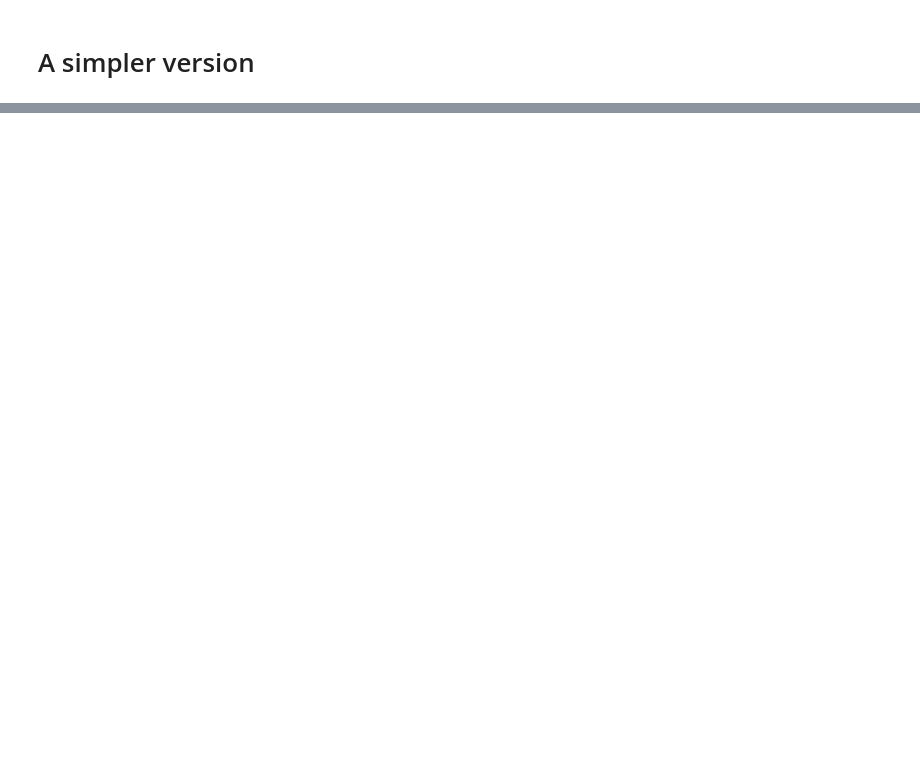
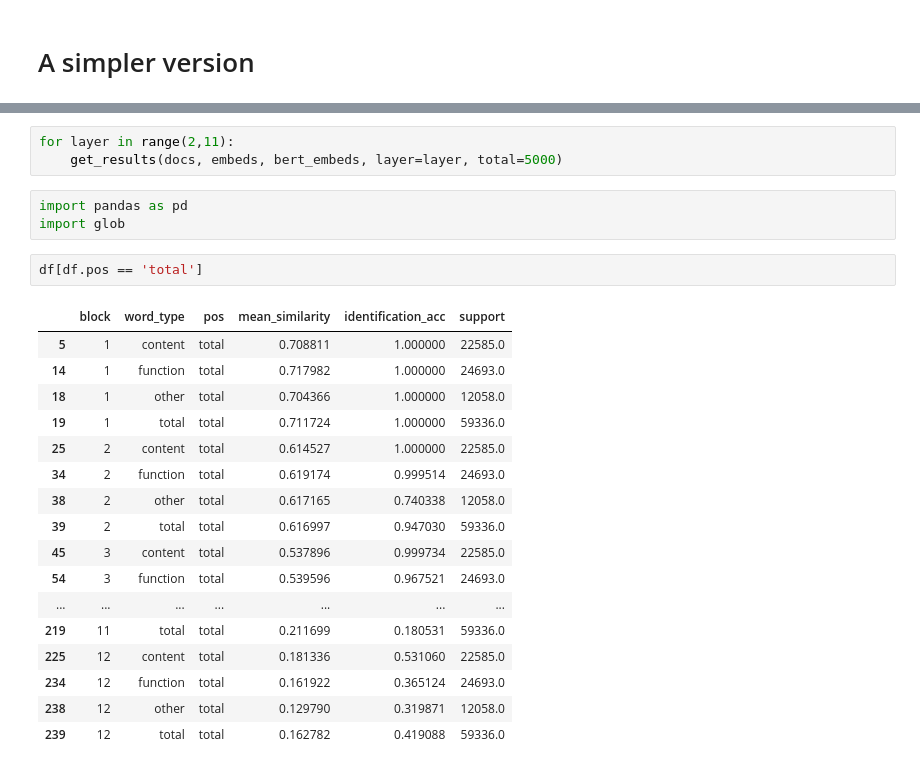
Before and after one commit to langdonholmes/transformer-chunking, a Jupyter notebook: src/pilot_experiment.ipynb, the cells around one changed output, grey strips where cells are left out. Saved outputs shown, nothing was run; the diff lists cells and outputs as text; blank space fills up the shorter version.

Commit message:
add results

```diff
--- a/src/pilot_experiment.ipynb
+++ b/src/pilot_experiment.ipynb
@@ -71,0 +116,26 @@ fig.show()
+# %%
+for layer in range(2,11):
+    get_results(docs, embeds, bert_embeds, layer=layer, total=5000)
+# %%
+import pandas as pd
+import glob
+# %%
+df[df.pos == 'total']
+# %% [output]
+|  | block | word_type | pos | mean_similarity | identification_acc | support |
+| 5 | 1 | content | total | 0.708811 | 1.000000 | 22585.0 |
+| 14 | 1 | function | total | 0.717982 | 1.000000 | 24693.0 |
+| 18 | 1 | other | total | 0.704366 | 1.000000 | 12058.0 |
+| 19 | 1 | total | total | 0.711724 | 1.000000 | 59336.0 |
+| 25 | 2 | content | total | 0.614527 | 1.000000 | 22585.0 |
+| 34 | 2 | function | total | 0.619174 | 0.999514 | 24693.0 |
+| 38 | 2 | other | total | 0.617165 | 0.740338 | 12058.0 |
+| 39 | 2 | total | total | 0.616997 | 0.947030 | 59336.0 |
+| 45 | 3 | content | total | 0.537896 | 0.999734 | 22585.0 |
+| 54 | 3 | function | total | 0.539596 | 0.967521 | 24693.0 |
+| ... | ... | ... | ... | ... | ... | ... |
+| 219 | 11 | total | total | 0.211699 | 0.180531 | 59336.0 |
+| 225 | 12 | content | total | 0.181336 | 0.531060 | 22585.0 |
+| 234 | 12 | function | total | 0.161922 | 0.365124 | 24693.0 |
+| 238 | 12 | other | total | 0.129790 | 0.319871 | 12058.0 |
+| 239 | 12 | total | total | 0.162782 | 0.419088 | 59336.0 |
```
Also changed, not shown: parts of 10 cells of this notebook, 4 other files.
